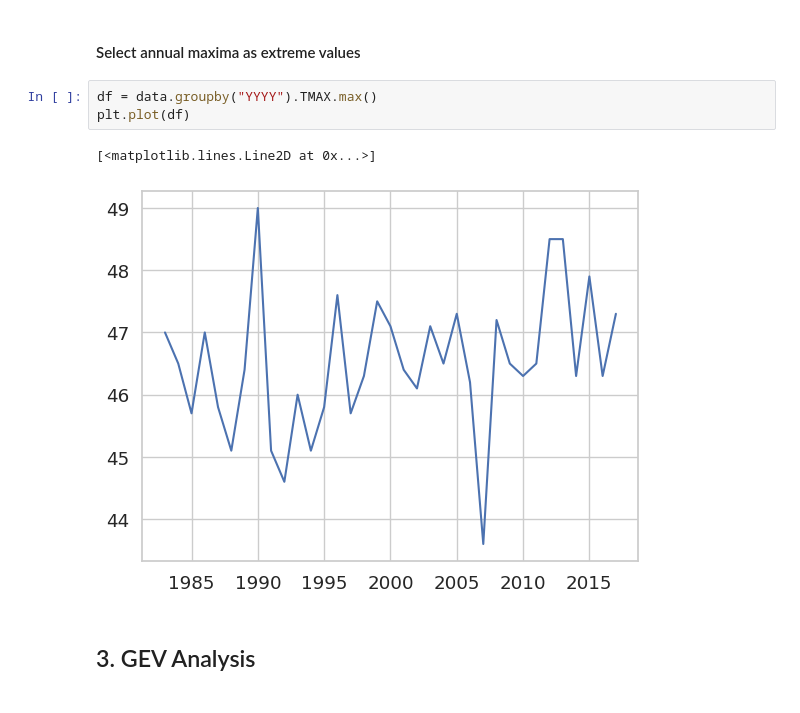
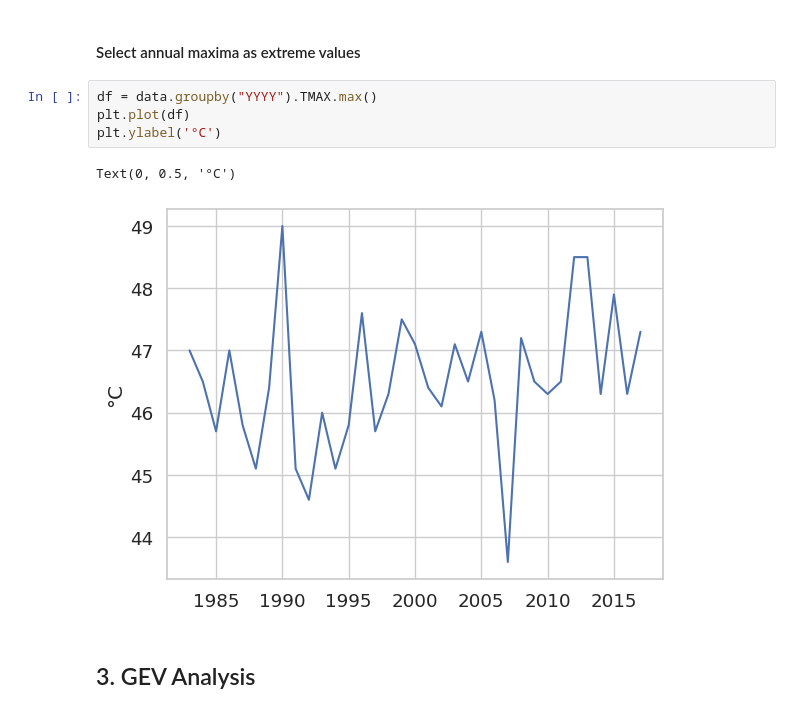
Before and after one commit to jdmantillaq/Extreme-Value-Analysis, a Jupyter notebook: 1_extremeBasic.ipynb, the cells around one changed output. Drawn from its saved outputs; the diff is of its cells as text.

Commit message:
New figures created

```diff
--- a/1_extremeBasic.ipynb
+++ b/1_extremeBasic.ipynb
@@ -71,9 +57,10 @@ data.head()
 # %%
 df = data.groupby("YYYY").TMAX.max()
 plt.plot(df)
+plt.ylabel('°C')
 # %% [output]
-[<matplotlib.lines.Line2D at 0x...>]
+Text(0, 0.5, '°C')
-[figure, old version]
+[figure, new version]
 # %% [markdown]
 ## 3. GEV Analysis
 # %% [markdown]
```
Also changed, not shown: parts of 10 cells of this notebook, 4 other files.
